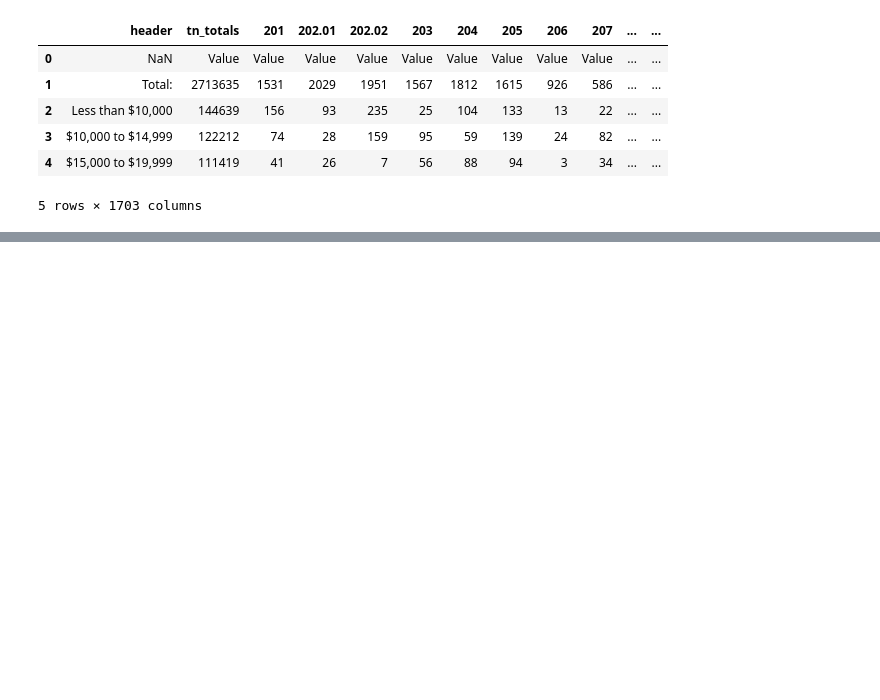
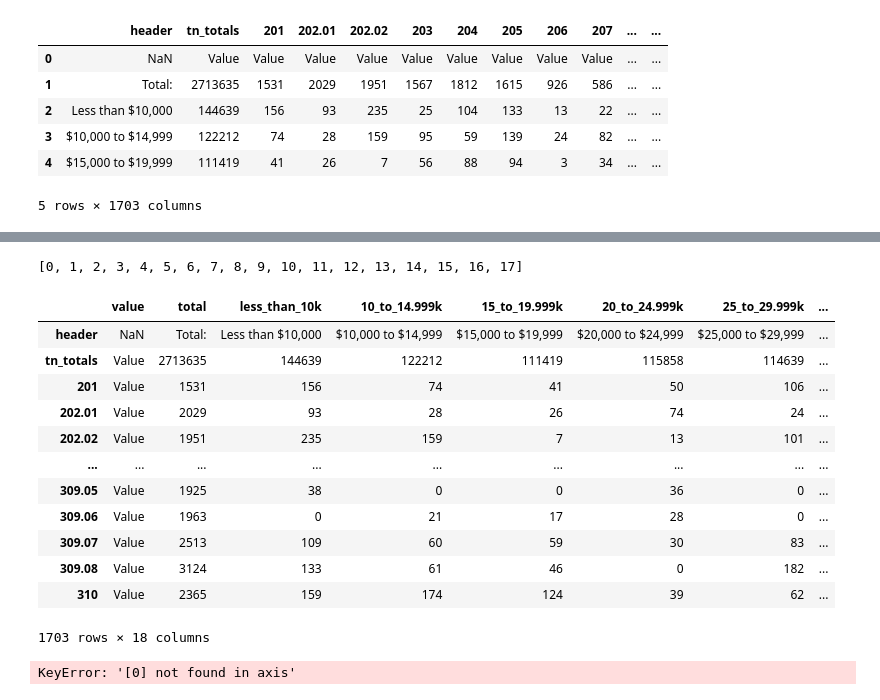
Before and after one commit to marthahunter/food-access, a Jupyter notebook: notebooks/food_access.ipynb, the cells around one changed output, grey strips where cells are left out. Drawn from its saved outputs; the diff is of its cells as text; code cells hidden in the pictures; blank space fills up the shorter version.

Commit message:
new headers but duplicate headers in first row need to be dropped

```diff
--- a/notebooks/food_access.ipynb
+++ b/notebooks/food_access.ipynb
@@ -243,6 +243,32 @@ census_df_transposed.head()
 | 201 | Value | 1531 | 156 | 74 | 41 | 50 | 106 | 31 | 262 | 154 | 52 | ... |
 | 202.01 | Value | 2029 | 93 | 28 | 26 | 74 | 24 | 0 | 54 | 89 | 86 | ... |
 | 202.02 | Value | 1951 | 235 | 159 | 7 | 13 | 101 | 48 | 40 | 33 | 140 | ... |
+# %%
+census_df_transposed.columns.values.tolist()
+# %% [output]
+[0, 1, 2, 3, 4, 5, 6, 7, 8, 9, 10, 11, 12, 13, 14, 15, 16, 17]
+# %%
+census_df_transposed_1 = census_df_transposed.rename(columns={0: 'value', 1: 'total', 2: 'less_than_10k', 3: '10_to_14.999k',4: '15_to_19.999k',5:'20_to_24.999k',6:'25_to_29.999k',7:'30_to_34.999k',8:'35_to_39.999k',9:'40_to_44.999k',10:'45_to_49.999k',11:'50_to_59.999k',12:'60_to_74.999k', 13:'75_to_99.999k',14:'100_to_124.999k',15:'125_to_149.999k',16:'150_to_199.999k',17:'200k_or_more'})
+# %%
+census_df_transposed_1
+# %% [output]
+|  | value | total | less_than_10k | 10_to_14.999k | 15_to_19.999k | 20_to_24.999k | 25_to_29.999k | ... |
+| header | NaN | Total: | Less than $10,000 | $10,000 to $14,999 | $15,000 to $19,999 | $20,000 to $24,999 | $25,000 to $29,999 | ... |
+| tn_totals | Value | 2713635 | 144639 | 122212 | 111419 | 115858 | 114639 | ... |
+| 201 | Value | 1531 | 156 | 74 | 41 | 50 | 106 | ... |
+| 202.01 | Value | 2029 | 93 | 28 | 26 | 74 | 24 | ... |
+| 202.02 | Value | 1951 | 235 | 159 | 7 | 13 | 101 | ... |
+| ... | ... | ... | ... | ... | ... | ... | ... | ... |
+| 309.05 | Value | 1925 | 38 | 0 | 0 | 36 | 0 | ... |
+| 309.06 | Value | 1963 | 0 | 21 | 17 | 28 | 0 | ... |
+| 309.07 | Value | 2513 | 109 | 60 | 59 | 30 | 83 | ... |
+| 309.08 | Value | 3124 | 133 | 61 | 46 | 0 | 182 | ... |
+| 310 | Value | 2365 | 159 | 174 | 124 | 39 | 62 | ... |
+1703 rows × 18 columns
+# %%
+census_df_transposed_ = census_df_transposed_1.drop(index=0)
+# %% [output]
+KeyError: '[0] not found in axis'
 # %%
 # Use DataFrame.columns.values.tolist() to retrieve a list of columns from the DataFrame header.
 # https://www.boardinfinity.com/blog/how-to-get-column-names-in-pandas
```
